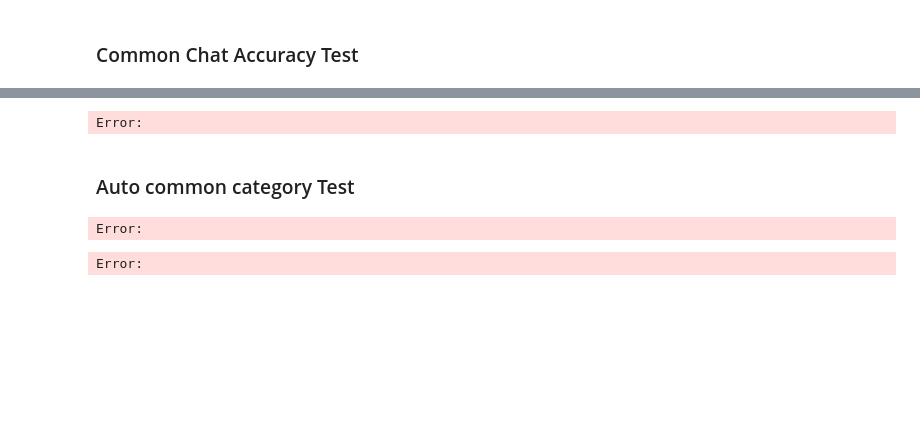
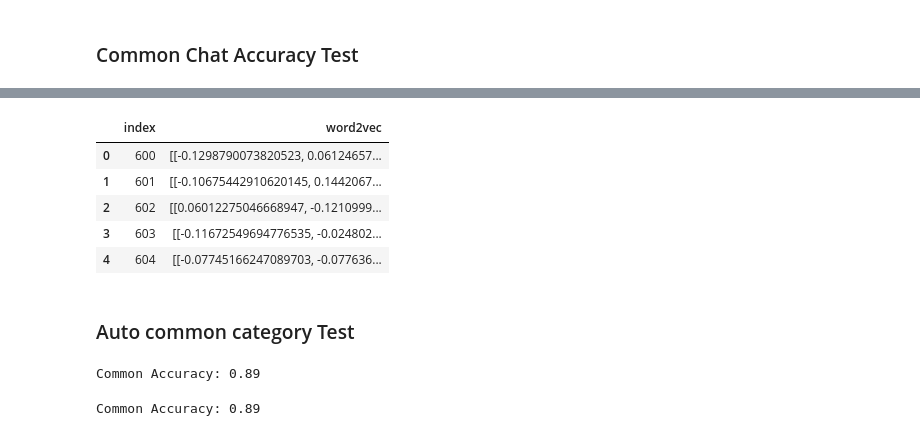
Before and after one commit to 6210110297/chat-topic-classification, a Jupyter notebook: prototype_4.ipynb, the cells around one changed output, grey strips where cells are left out. Saved outputs shown, nothing was run; the diff lists cells and outputs as text; code cells hidden in the pictures; blank space fills up the shorter version.

```diff
--- a/prototype_4.ipynb
+++ b/prototype_4.ipynb
@@ -482,23 +505,28 @@ Error:
 # %%
-X_temp = c_data['word2vec'].reset_index()
-X_temp.head()
+# X_temp = c_data['word2vec'].reset_index()
+# X_temp.head()
 # %% [output]
-Error:
+|  | index | word2vec |
+| 0 | 600 | [[-0.1298790073820523, 0.06124657... |
+| 1 | 601 | [[-0.10675442910620145, 0.1442067... |
+| 2 | 602 | [[0.06012275046668947, -0.1210999... |
+| 3 | 603 | [[-0.11672549694776535, -0.024802... |
+| 4 | 604 | [[-0.07745166247089703, -0.077636... |
 # %% [markdown]
 ### Auto common category Test
 # %%
-#auto common
-y_temp1 = [ message_classifier.predict(x)[0] for x in X_temp['word2vec'] ]
-print(f'Common Accuracy: {y_temp1.count(1)/len(y_temp1)}')
+# #auto common
+# y_temp1 = [ message_classifier.predict(x)[0] for x in X_temp['word2vec'] ]
+# print(f'Common Accuracy: {y_temp1.count(1)/len(y_temp1)}')
 # %% [output]
-Error:
+Common Accuracy: 0.89
 # %%
-# none auto common model
-custom_message_classifier = MessageClassifier(auto_common= False)
-custom_message_classifier.load_model(model_path='./models/rf_model.joblib', json_classes_path='./classes.json')
+# # none auto common model
+# custom_message_classifier = MessageClassifier(auto_common= False)
+# custom_message_classifier.load_model(model_path='./models/rf_model.joblib', json_classes_path='./classes.json')
 
-y_temp2 = [ custom_message_classifier.predict(x)[0] for x in X_temp['word2vec'] ]
-print(f'Common Accuracy: {y_temp2.count(1)/len(y_temp2)}')
+# y_temp2 = [ custom_message_classifier.predict(x)[0] for x in X_temp['word2vec'] ]
+# print(f'Common Accuracy: {y_temp2.count(1)/len(y_temp2)}')
 # %% [output]
-Error:
+Common Accuracy: 0.89
 # %%
```
Also changed, not shown: parts of 60 cells of this notebook.
